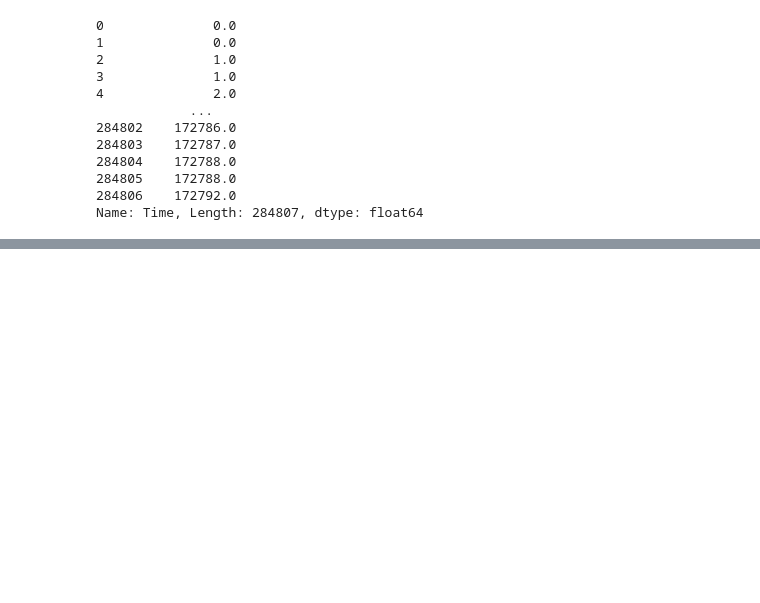
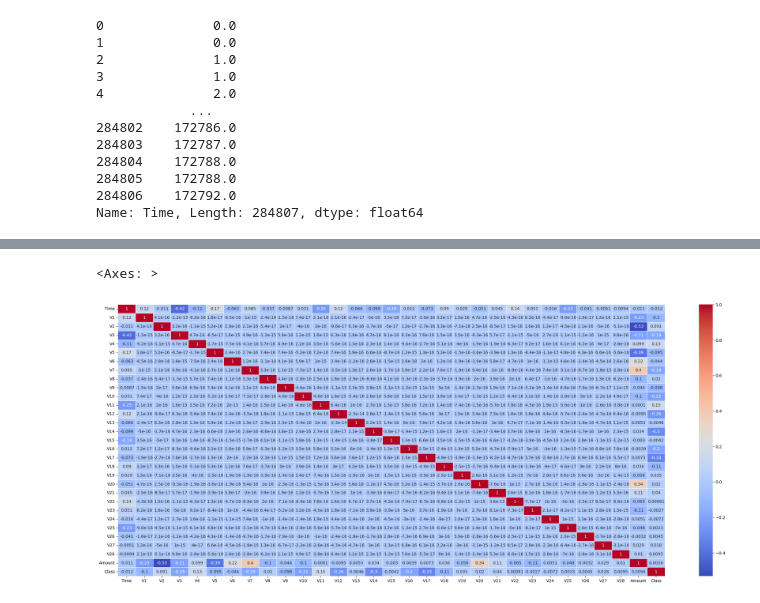
Before and after one commit to sweeksss/CreditCardFraudDetection, a Jupyter notebook: fraud_detection_model_isolationforest.ipynb, the cells around one changed output, grey strips where cells are left out. Saved outputs shown, nothing was run; the diff lists cells and outputs as text; code cells hidden in the pictures; blank space fills up the shorter version.

```diff
--- a/fraud_detection_model_isolationforest.ipynb
+++ b/fraud_detection_model_isolationforest.ipynb
@@ -21,7 +13,7 @@ please provide us feedback at https://github.com/pandas-dev/pandas/issues/54466
 Taking a look at the data
 # %%
 # Reading the dataset and converting it into a dataframe
-df = pd.read_csv('creditcard.csv')
+df = pd.read_csv(r'c:\Users\REBU\Desktop\Project-Cap\creditcard.csv')
 # %%
 # Taking a look at the first 5 rows of the dataset
 df.head()
@@ -168,3 +160,8 @@ df['Time']
 284805    172788.0
 284806    172792.0
 Name: Time, Length: 284807, dtype: float64
+# %%
+correlation_matrix = df.corr()
+
+# Print the correlation matrix
+print(correlation_matrix)
@@ -170,0 +186,8 @@ Name: Time, Length: 284807, dtype: float64
+# %%
+
+# Assuming your correlation matrix is stored in 'correlation_matrix'
+plt.figure(figsize=(30, 12))
+sns.heatmap(correlation_matrix, annot=True, cmap='coolwarm', linewidths=0.5)
+# %% [output]
+<Axes: >
+[figure, added]
```
Also changed, not shown: parts of 7 cells of this notebook.
